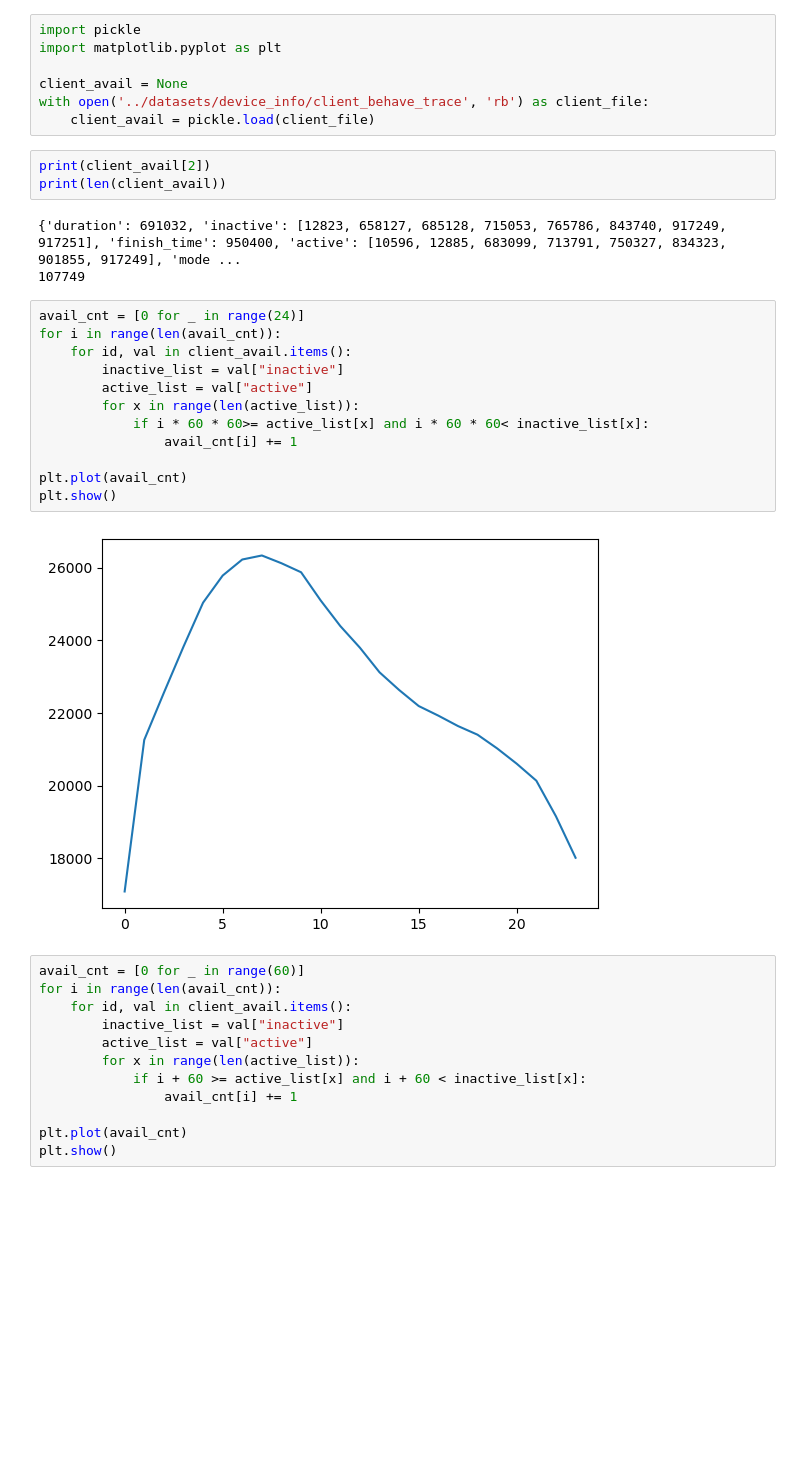
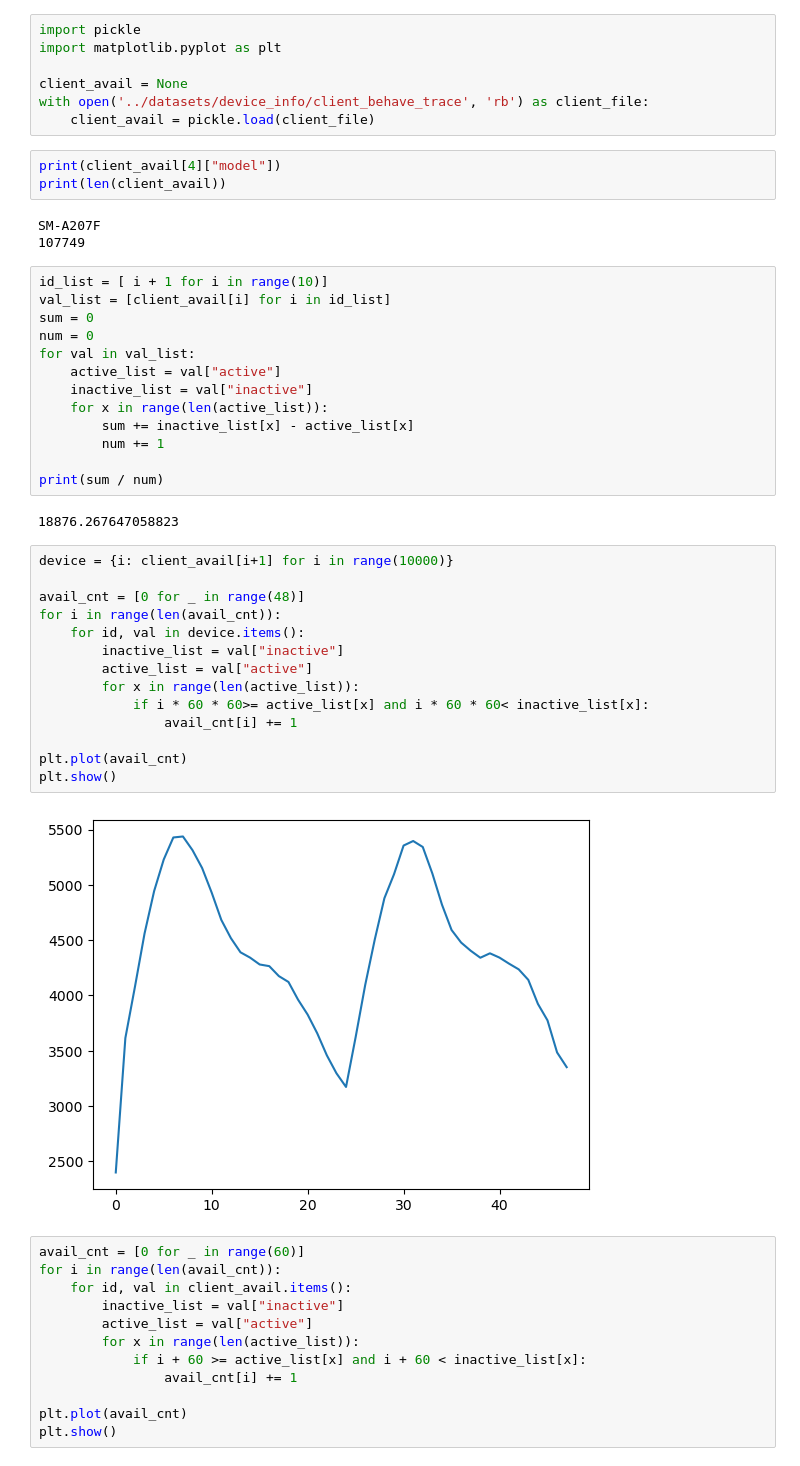
Before and after one commit to EricDinging/Propius, a Jupyter notebook: sim/parser.ipynb, the cells around one changed output. Saved outputs shown, nothing was run; the diff lists cells and outputs as text; blank space fills up the shorter version.

Commit message:
Edit client logic

```diff
--- a/sim/parser.ipynb
+++ b/sim/parser.ipynb
@@ -83,25 +83,42 @@ client_avail = None
 with open('../datasets/device_info/client_behave_trace', 'rb') as client_file:
     client_avail = pickle.load(client_file)
 # %%
-print(client_avail[2])
+print(client_avail[4]["model"])
 print(len(client_avail))
 # %% [output]
-{'duration': 691032, 'inactive': [12823, 658127, 685128, 715053, 765786, 843740, 917249, 917251], 'finish_time': 950400, 'active': [10596, 12885, 683099, 713791, 750327, 834323, 901855, 917249], 'mode ...
+SM-A207F
 107749
+# %%
+id_list = [ i + 1 for i in range(10)]
+val_list = [client_avail[i] for i in id_list]
+sum = 0
+num = 0
+for val in val_list:
+    active_list = val["active"]
+    inactive_list = val["inactive"]
+    for x in range(len(active_list)):
+        sum += inactive_list[x] - active_list[x]
+        num += 1
+
+print(sum / num)
+# %% [output]
+18876.267647058823
 # %%
-avail_cnt = [0 for _ in range(24)]
+device = {i: client_avail[i+1] for i in range(10000)}
+
+avail_cnt = [0 for _ in range(48)]
 for i in range(len(avail_cnt)):
-    for id, val in client_avail.items():
+    for id, val in device.items():
         inactive_list = val["inactive"]
         active_list = val["active"]
         for x in range(len(active_list)):
             if i * 60 * 60>= active_list[x] and i * 60 * 60< inactive_list[x]:
                 avail_cnt[i] += 1
 
 plt.plot(avail_cnt)
 plt.show()
 # %% [output]
-[figure, old version]
+[figure, new version]
 # %%
 avail_cnt = [0 for _ in range(60)]
 for i in range(len(avail_cnt)):
```
Also changed, not shown: 6 other files.
